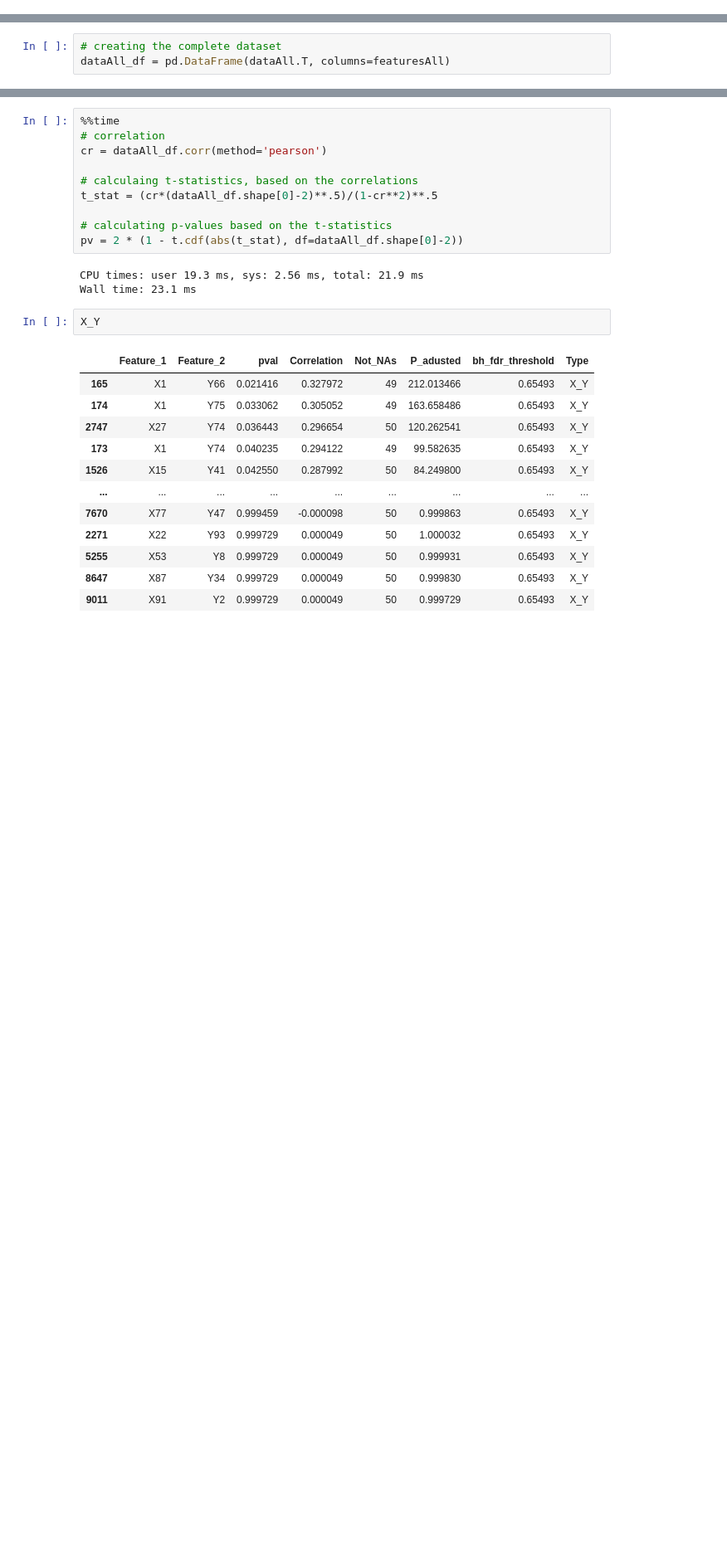
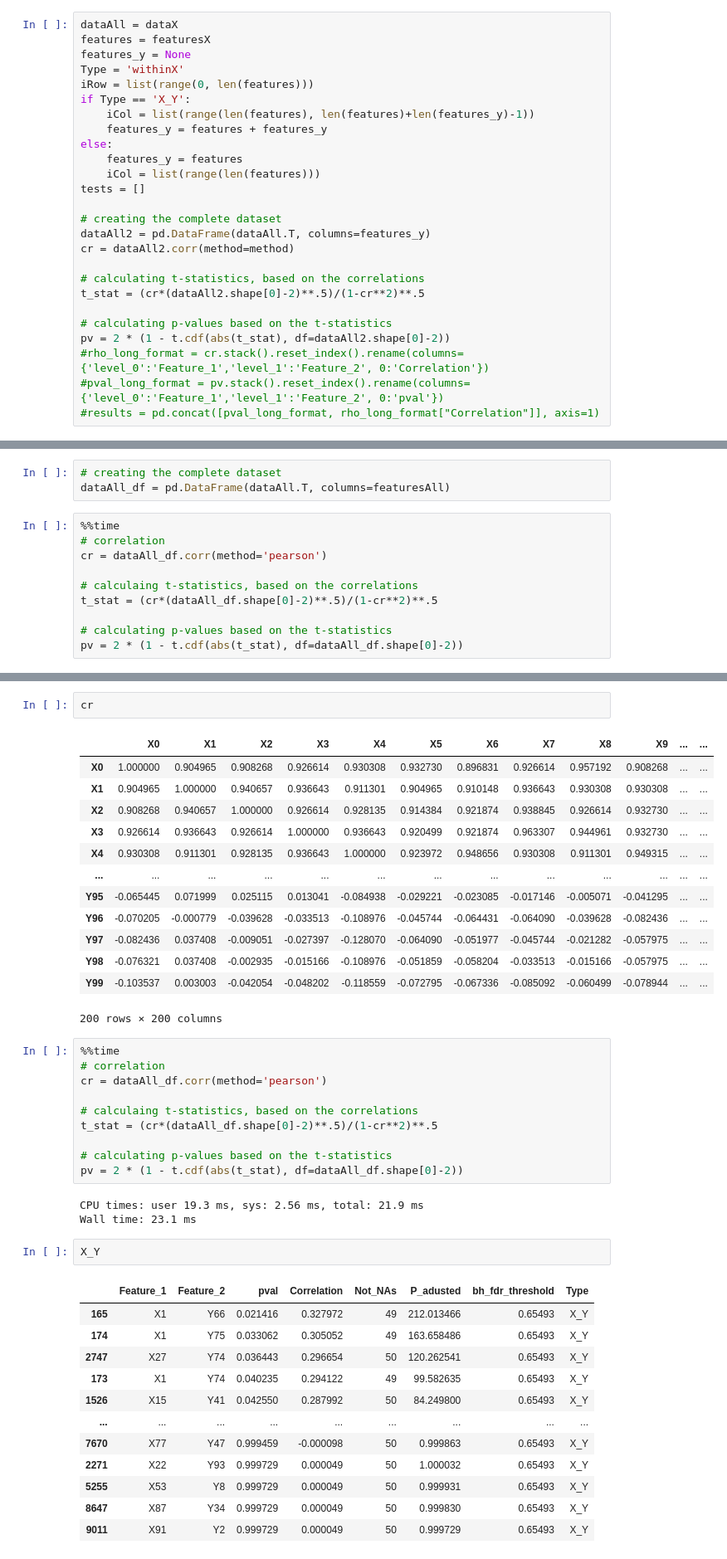
Before and after one commit to omicsEye/btest, a Jupyter notebook: notebooks/btest.ipynb, the cells around one changed output, grey strips where cells are left out. Shown: that part at 83% size. Drawn from its saved outputs; the diff is of its cells as text; blank space fills up the shorter version.

Commit message:
corr2 - faster

```diff
--- a/notebooks/btest.ipynb
+++ b/notebooks/btest.ipynb
@@ -39,0 +51,26 @@ Wall time: 4.61 s
+# %%
+dataAll = dataX
+features = featuresX
+features_y = None
+Type = 'withinX'
+iRow = list(range(0, len(features)))
+if Type == 'X_Y':
+    iCol = list(range(len(features), len(features)+len(features_y)-1))
+    features_y = features + features_y
+else:
+    features_y = features
+    iCol = list(range(len(features)))
+tests = []
+
+# creating the complete dataset
+dataAll2 = pd.DataFrame(dataAll.T, columns=features_y)
+cr = dataAll2.corr(method=method)
+
+# calculating t-statistics, based on the correlations
+t_stat = (cr*(dataAll2.shape[0]-2)**.5)/(1-cr**2)**.5
+
+# calculating p-values based on the t-statistics
+pv = 2 * (1 - t.cdf(abs(t_stat), df=dataAll2.shape[0]-2))
+#rho_long_format = cr.stack().reset_index().rename(columns={'level_0':'Feature_1','level_1':'Feature_2', 0:'Correlation'})
+#pval_long_format = pv.stack().reset_index().rename(columns={'level_0':'Feature_1','level_1':'Feature_2', 0:'pval'})
+#results = pd.concat([pval_long_format, rho_long_format["Correlation"]], axis=1)
@@ -44,3 +125,13 @@ featuresAll.extend(featuresY)
 # %%
 # creating the complete dataset
 dataAll_df = pd.DataFrame(dataAll.T, columns=featuresAll)
+# %%
+%%time
+# correlation
+cr = dataAll_df.corr(method='pearson')
+
+# calculaing t-statistics, based on the correlations
+t_stat = (cr*(dataAll_df.shape[0]-2)**.5)/(1-cr**2)**.5
+
+# calculating p-values based on the t-statistics
+pv = 2 * (1 - t.cdf(abs(t_stat), df=dataAll_df.shape[0]-2))
@@ -47,3 +141,19 @@ dataAll_df = pd.DataFrame(dataAll.T, columns=featuresAll)
+# %%
+cr
+# %% [output]
+|  | X0 | X1 | X2 | X3 | X4 | X5 | X6 | X7 | X8 | X9 | ... | ... |
+| X0 | 1.000000 | 0.904965 | 0.908268 | 0.926614 | 0.930308 | 0.932730 | 0.896831 | 0.926614 | 0.957192 | 0.908268 | ... | ... |
+| X1 | 0.904965 | 1.000000 | 0.940657 | 0.936643 | 0.911301 | 0.904965 | 0.910148 | 0.936643 | 0.930308 | 0.930308 | ... | ... |
+| X2 | 0.908268 | 0.940657 | 1.000000 | 0.926614 | 0.928135 | 0.914384 | 0.921874 | 0.938845 | 0.926614 | 0.932730 | ... | ... |
+| X3 | 0.926614 | 0.936643 | 0.926614 | 1.000000 | 0.936643 | 0.920499 | 0.921874 | 0.963307 | 0.944961 | 0.932730 | ... | ... |
+| X4 | 0.930308 | 0.911301 | 0.928135 | 0.936643 | 1.000000 | 0.923972 | 0.948656 | 0.930308 | 0.911301 | 0.949315 | ... | ... |
+| ... | ... | ... | ... | ... | ... | ... | ... | ... | ... | ... | ... | ... |
+| Y95 | -0.065445 | 0.071999 | 0.025115 | 0.013041 | -0.084938 | -0.029221 | -0.023085 | -0.017146 | -0.005071 | -0.041295 | ... | ... |
+| Y96 | -0.070205 | -0.000779 | -0.039628 | -0.033513 | -0.108976 | -0.045744 | -0.064431 | -0.064090 | -0.039628 | -0.082436 | ... | ... |
+| Y97 | -0.082436 | 0.037408 | -0.009051 | -0.027397 | -0.128070 | -0.064090 | -0.051977 | -0.045744 | -0.021282 | -0.057975 | ... | ... |
+| Y98 | -0.076321 | 0.037408 | -0.002935 | -0.015166 | -0.108976 | -0.051859 | -0.058204 | -0.033513 | -0.015166 | -0.057975 | ... | ... |
+| Y99 | -0.103537 | 0.003003 | -0.042054 | -0.048202 | -0.118559 | -0.072795 | -0.067336 | -0.085092 | -0.060499 | -0.078944 | ... | ... |
+200 rows × 200 columns
 # %%
 %%time
 # correlation
```
Also changed, not shown: parts of 6 cells of this notebook, 1 other file.
